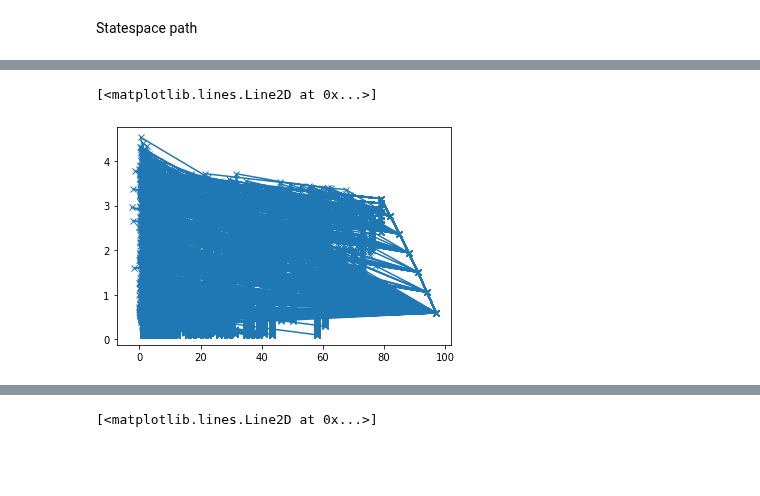
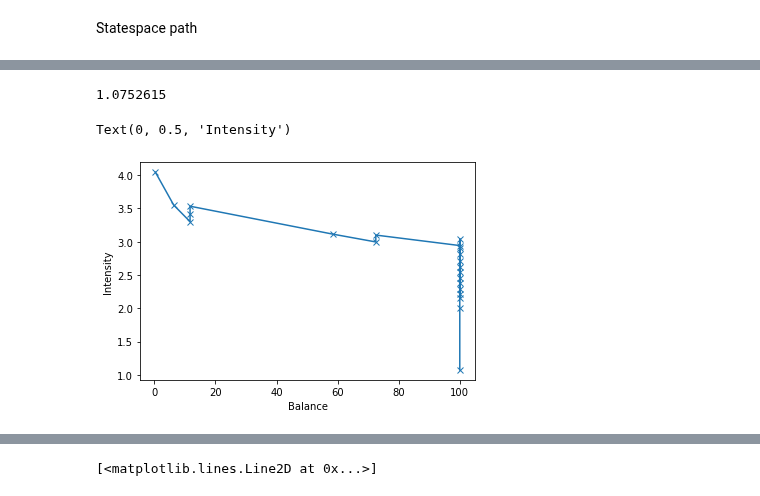
Before and after one commit to majkee15/credit_collections_rl, a Jupyter notebook: learning/notebooks/explore_learned_policies.ipynb, the cells around one changed output, grey strips where cells are left out. Saved outputs shown, nothing was run; the diff lists cells and outputs as text; code cells hidden in the pictures; blank space fills up the shorter version.

```diff
--- a/learning/notebooks/explore_learned_policies.ipynb
+++ b/learning/notebooks/explore_learned_policies.ipynb
@@ -94,0 +265,2 @@ agent.main_net.predict_on_batch(obs[None,:])
+# %%
+agent.env.starting_state = np.array([1.0, 40.])
@@ -94,0 +279,2 @@ agent.main_net.predict_on_batch(obs[None,:])
+# %%
+agent.env.current_state = np.array([1.0, 40.])
@@ -94,0 +293,2 @@ agent.main_net.predict_on_batch(obs[None,:])
+# %%
+agent.env.step(0)
@@ -164,3 +396,26 @@ plt.axhline(-aav.u(0.11, 100), color='red', linestyle='--')
 [figure]
 # %% [markdown]
 Statespace path
+# %%
+rewards = []
+w_states = []
+l_states = []
+actions = []
+for i in range(1):
+    episode_reward = 0
+    done = False
+    state = environment.reset()
+    while not done:
+        # action = np.argmax(agent.main_net.predict_on_batch(state[None,:]))
+        action, q = agent.get_action(state, epsilon=0.0)
+        #action = 0
+        actions.append(action)
+        state, reward, done, _ = environment.step(action)
+        episode_reward += reward
+        converted_state = environment.convert_back(state)
+        w_states.append(converted_state[1])
+        l_states.append(converted_state[0])
+        if episode_reward>100:
+            break
+        if done:
+            rewards.append(episode_reward)
@@ -167,5 +425,12 @@ Statespace path
+# %%
+l_states[0]
+# %% [output]
+1.0752615
 # %%
-plt.plot(w_states, l_states, marker='x')
+fig, ax = plt.subplots()
+ax.plot(w_states, l_states, marker='x')
+ax.set_xlabel('Balance')
+ax.set_ylabel('Intensity')
 # %% [output]
-[<matplotlib.lines.Line2D at 0x...>]
+Text(0, 0.5, 'Intensity')
-[figure, old version]
+[figure, new version]
```
Also changed, not shown: parts of 54 cells of this notebook, 11 other files.
